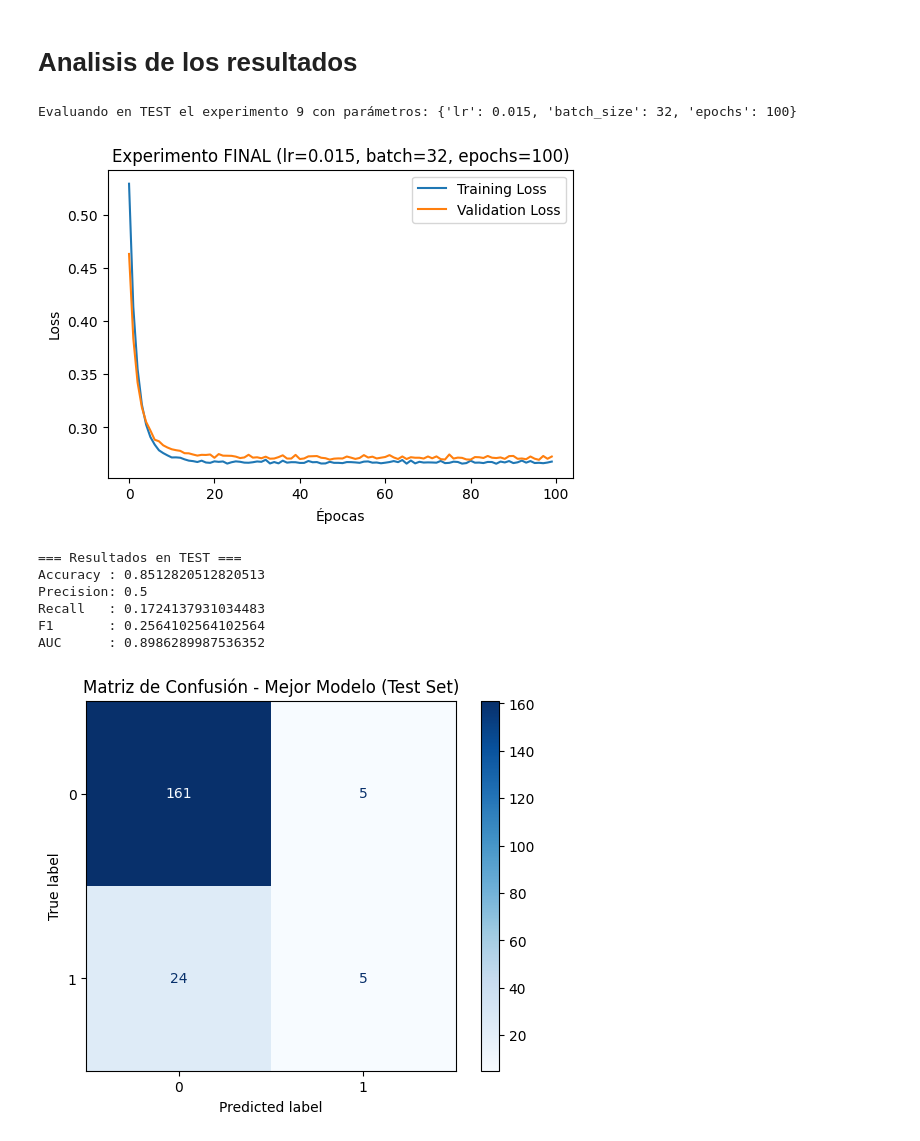
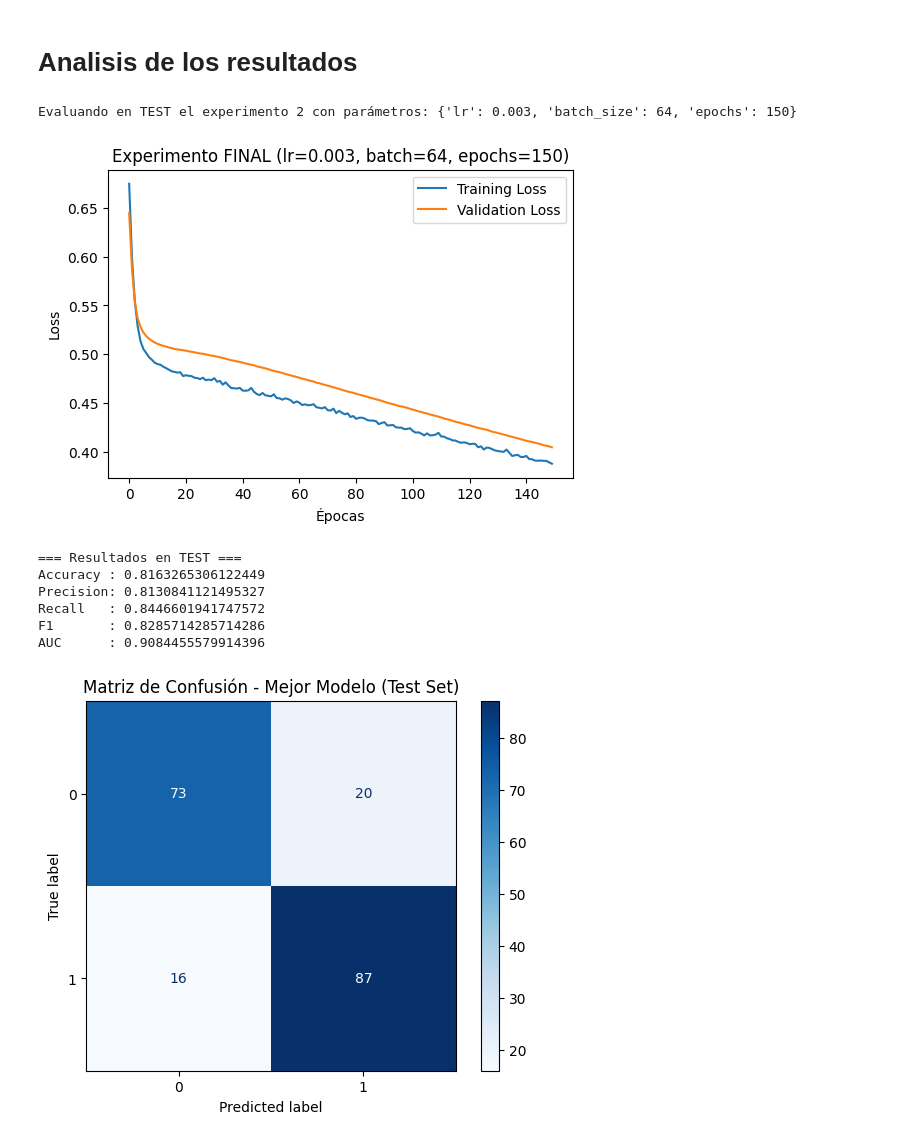
Before and after one commit to JosePablo-Tec/RegresionLogistica, a Jupyter notebook: RegresionLogistica.ipynb, the cells around one changed output. Drawn from its saved outputs; the diff is of its cells as text; code cells hidden in the pictures.

```diff
--- a/RegresionLogistica.ipynb
+++ b/RegresionLogistica.ipynb
@@ -205,6 +205,6 @@ Que se va a hacer?: Se va a generar un nuevo feature para volver binaria la feat
 # %%
 
-df['target'] = (df['quality'] >= 7).astype(int) # Genera columna target binaria para reemplazar quality, 1 si quality >=7, 0 en otro caso
+df['target'] = (df['quality'] >= 6).astype(int) # Genera columna target binaria para reemplazar quality, 1 si quality >=6, 0 en otro caso
 
 # 2) Barajamos el dataset completo para evitar bias
 df = df.sample(frac=1, random_state=42).reset_index(drop=True)
@@ -718,17 +781,10 @@ def train_and_evaluate(X_train, y_train, X_val, y_val, input_dim,
 ## Ejecución de los 10 experimentos y evaluacion del modelo
 # %%
 # Features seleccionadas basadas en análisis previo
-top_features = [
-    'alcohol',
-    'volatile acidity',
-    'sulphates',
-    'citric acid',
-    'residual sugar',
-    'fixed acidity'
-]
+top_features = ['quality', 'alcohol', 'volatile acidity', 'sulphates', 'total sulfur dioxide', 'chlorides']
 
 
-# Definimos input_dim directamente desde dftrain
+# Se define input_dim directamente desde dftrain
 
 X_train = dftrain_scaled[top_features]
 y_train = dftrain_scaled['target']
@@ -739,9 +795,9 @@ y_test  = dftest_scaled['target']
 
 input_dim = X_train.shape[1]
 
-# ====== 2) Definir experiments ======
+# ====== 2) Definición de experiments ======
 experiments = [
-    {"lr": 0.003, "batch_size": 32, "epochs": 100},
+    {"lr": 0.010, "batch_size": 64, "epochs": 150},
     {"lr": 0.003, "batch_size": 64, "epochs": 150},
     {"lr": 0.005, "batch_size": 32, "epochs": 100},
     {"lr": 0.005, "batch_size": 64, "epochs": 150},
@@ -752,6 +808,7 @@ experiments = [
     {"lr": 0.015, "batch_size": 32, "epochs": 100},
     {"lr": 0.015, "batch_size": 64, "epochs": 150},
 ]
+
 
 results = []
 models = []
@@ -790,19 +847,12 @@ print(df_results)
 
 # Seleccionamos el mejor modelo
 
-best_experiment = 9  # superior en metricas
+best_experiment = 2 # superior en metricas
 best_params = experiments[best_experiment - 1]
 print(f"Evaluando en TEST el experimento {best_experiment} con parámetros: {best_params}")
 
 #Se definen los 6 features relevantes, de acuerdo a la matriz de correlación y análisis previo
-top_features = [
-    'alcohol',
-    'volatile acidity',
-    'sulphates',
-    'citric acid',
-    'residual sugar',
-    'fixed acidity'
-]
+top_features = ['quality', 'alcohol', 'volatile acidity', 'sulphates', 'total sulfur dioxide', 'chlorides']
 
 # Se selecciona los datasets limpios
 X_train = dftrain_scaled[top_features]
@@ -825,41 +875,41 @@ final_model, _ = train_and_evaluate(
     X_test, y_test,
     input_dim=input_dim,
     lr=best_params["lr"],
     batch_size=best_params["batch_size"],
     epochs=best_params["epochs"],
     experiment_id="FINAL",
 )
 
 
 #Predicciones y métricas en TEST
 with torch.no_grad():
     y_prob_test = final_model(torch.tensor(X_test.values, dtype=torch.float32)).numpy().ravel()
 y_hat_test = (y_prob_test >= 0.5).astype(int)
 
 print("=== Resultados en TEST ===")
 print("Accuracy :", accuracy_score(y_test, y_hat_test))
 print("Precision:", precision_score(y_test, y_hat_test, zero_division=0))
 print("Recall   :", recall_score(y_test, y_hat_test, zero_division=0))
 print("F1       :", f1_score(y_test, y_hat_test, zero_division=0))
 print("AUC      :", roc_auc_score(y_test, y_prob_test))
 
 
 # Matriz de confusión
 cm = confusion_matrix(y_test, y_hat_test)
 disp = ConfusionMatrixDisplay(confusion_matrix=cm, display_labels=[0, 1])
 disp.plot(cmap="Blues")
 plt.title("Matriz de Confusión - Mejor Modelo (Test Set)")
 plt.show()
 # %% [output]
-Evaluando en TEST el experimento 9 con parámetros: {'lr': 0.015, 'batch_size': 32, 'epochs': 100}
+Evaluando en TEST el experimento 2 con parámetros: {'lr': 0.003, 'batch_size': 64, 'epochs': 150}
-[figure, old version]
+[figure, new version]
 === Resultados en TEST ===
-Accuracy : 0.8512820512820513
-Precision: 0.5
-Recall   : 0.1724137931034483
-F1       : 0.2564102564102564
-AUC      : 0.8986289987536352
+Accuracy : 0.8163265306122449
+Precision: 0.8130841121495327
+Recall   : 0.8446601941747572
+F1       : 0.8285714285714286
+AUC      : 0.9084455579914396
-[figure, old version]
+[figure, new version]
 # %% [markdown]
 # Conclusión
 
```
Also changed, not shown: parts of 14 cells of this notebook, 3 other files.
